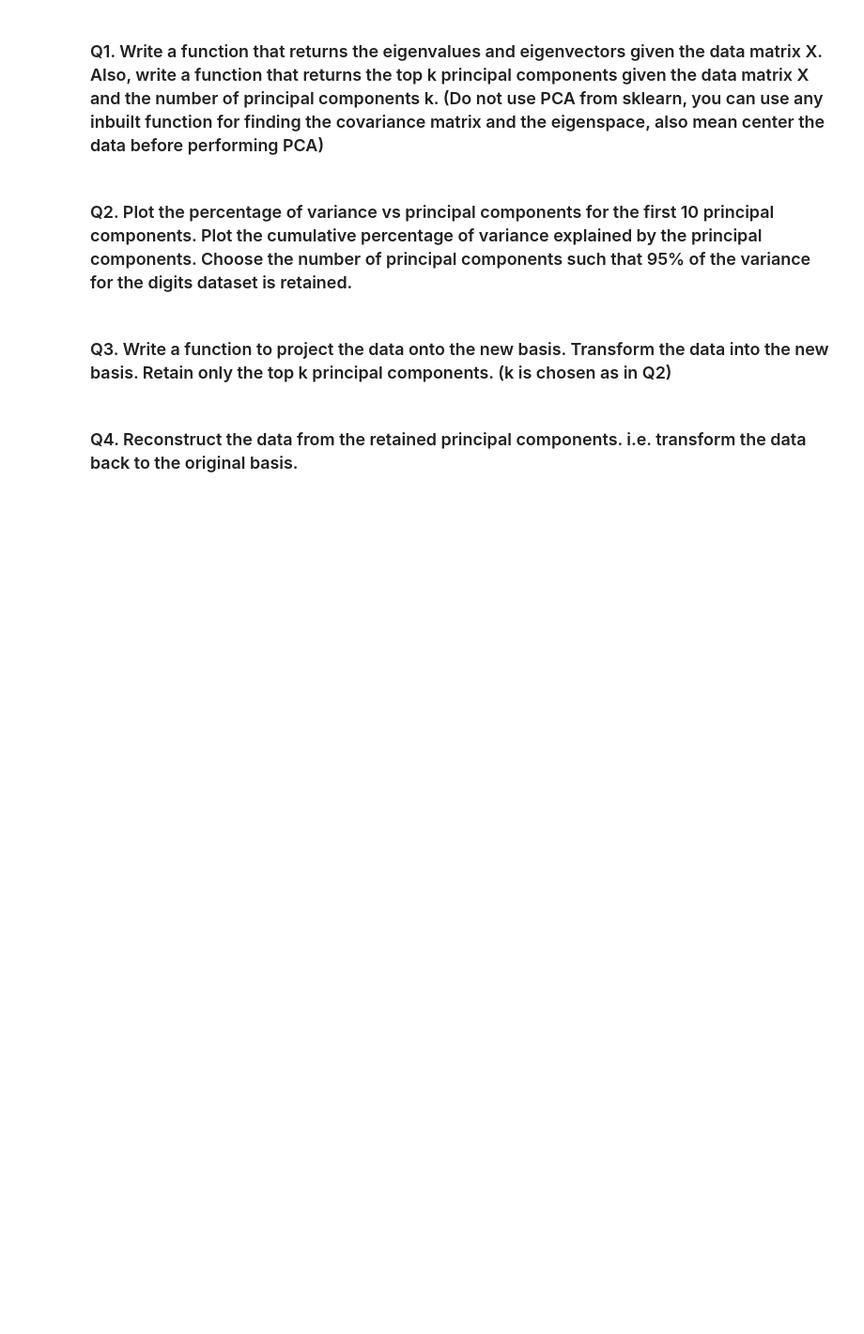
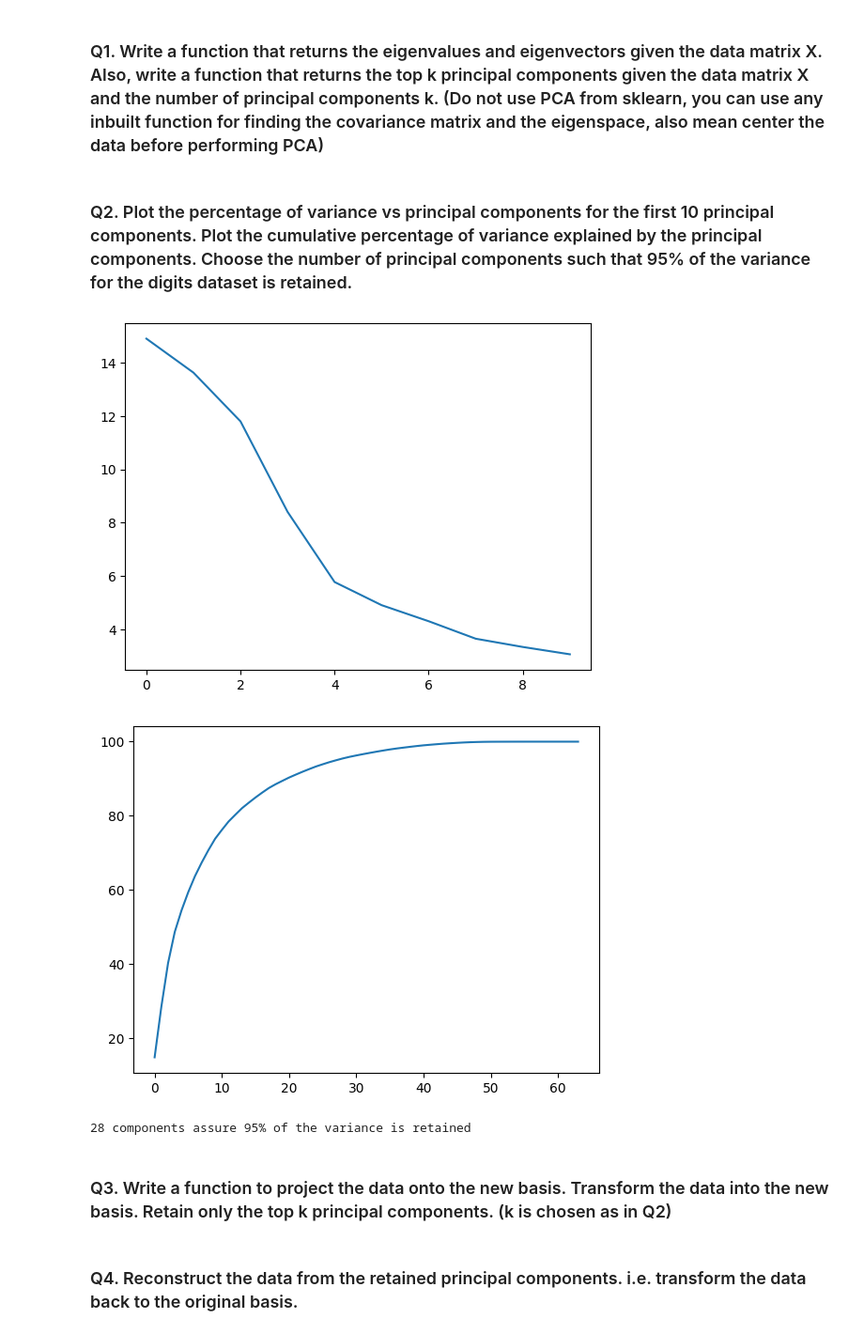
Before and after one commit to PraneethJain/Linear-Algebra, a Jupyter notebook: 2022101093_Q2.ipynb, the cells around one changed output. Shown: that part at 94% size. Drawn from its saved outputs; the diff is of its cells as text; code cells hidden in the pictures; blank space fills up the shorter version.

```diff
--- a/2022101093_Q2.ipynb
+++ b/2022101093_Q2.ipynb
@@ -98,6 +109,36 @@ plot_digits(X)
 # %% [markdown]
 ### Q1. Write a function that returns the eigenvalues and eigenvectors given the data matrix X. Also, write a function that returns the top k principal components given the data matrix X and the number of principal components k. (Do not use PCA from sklearn, you can use any inbuilt function for finding the covariance matrix and the eigenspace, also mean center the data before performing PCA)
+# %%
+mean_centered = X - X.mean()
+covariance_matrix = np.cov(mean_centered, rowvar=False)
+
+
+def find_eigen_sorted(matrix):
+    eigenvalues, eigenvectors = np.linalg.eig(matrix)
+    indices = np.flip(np.argsort(eigenvalues))
+    sorted_values = eigenvalues[indices]
+    sorted_vectors = eigenvectors[:, indices]
+    return sorted_values, sorted_vectors
+
+
+def top_components(matrix, k):
+    _, vectors = find_eigen_sorted(matrix)
+    return vectors[:, :k]
 # %% [markdown]
 ### Q2. Plot the percentage of variance vs principal components for the first 10 principal components. Plot the cumulative percentage of variance explained by the principal components. Choose the number of principal components such that 95% of the variance for the digits dataset is retained.
+# %%
+values, vectors = find_eigen_sorted(covariance_matrix)
+variances = 100 * values / np.sum(values)
+cumulative_variances = np.cumsum(variances)
+plt.plot(variances[:10])
+plt.show()
+plt.plot(cumulative_variances)
+plt.show()
+num_components = (cumulative_variances > 95).nonzero()[0][0]
+print(f"{num_components} components assure 95% of the variance is retained")
+# %% [output]
+[figure, added]
+[figure, added]
+28 components assure 95% of the variance is retained
 # %% [markdown]
 ### Q3. Write a function to project the data onto the new basis. Transform the data into the new basis. Retain only the top k principal components. (k is chosen as in Q2)
```
Also changed, not shown: parts of 11 cells of this notebook, 1 other file.
